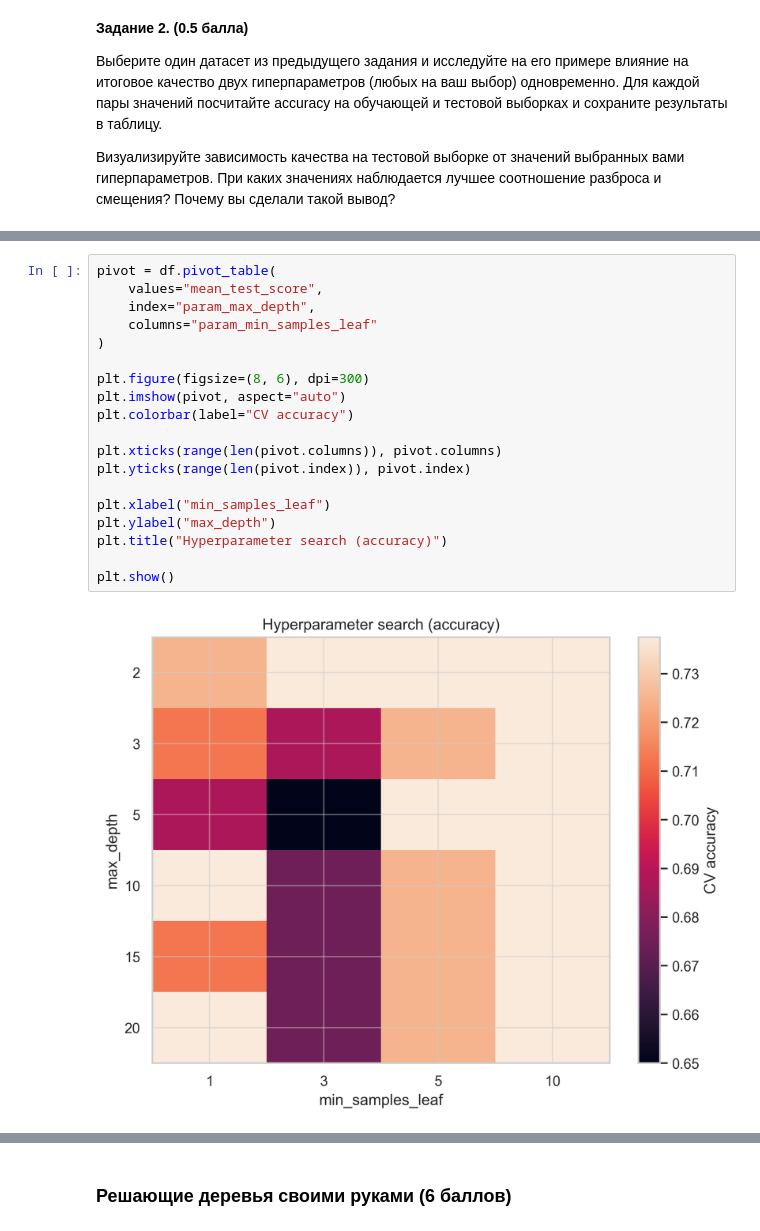
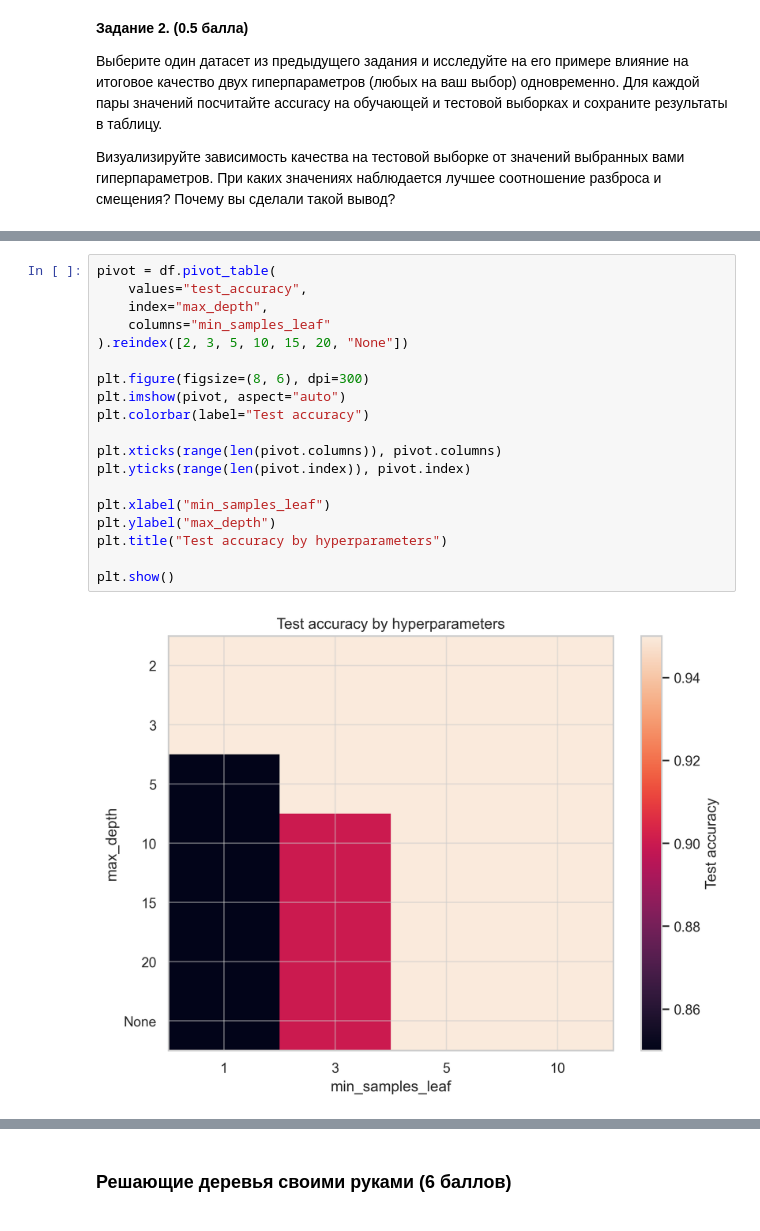
Before and after one commit to Shel2123/ML1_hw, a Jupyter notebook: hw5/Homework Practice 05 Trees.ipynb, the cells around one changed output, grey strips where cells are left out. Cells and saved outputs as stored; diff of their text form.

```diff
--- a/hw5/Homework Practice 05 Trees.ipynb
+++ b/hw5/Homework Practice 05 Trees.ipynb
@@ -198,21 +235,21 @@ accuracy: 0.95
 # %%
 pivot = df.pivot_table(
-    values="mean_test_score",
-    index="param_max_depth",
-    columns="param_min_samples_leaf"
-)
+    values="test_accuracy",
+    index="max_depth",
+    columns="min_samples_leaf"
+).reindex([2, 3, 5, 10, 15, 20, "None"])
 
 plt.figure(figsize=(8, 6), dpi=300)
 plt.imshow(pivot, aspect="auto")
-plt.colorbar(label="CV accuracy")
+plt.colorbar(label="Test accuracy")
 
 plt.xticks(range(len(pivot.columns)), pivot.columns)
 plt.yticks(range(len(pivot.index)), pivot.index)
 
 plt.xlabel("min_samples_leaf")
 plt.ylabel("max_depth")
-plt.title("Hyperparameter search (accuracy)")
+plt.title("Test accuracy by hyperparameters")
 
 plt.show()
 # %% [output]
-[figure, old version]
+[figure, new version]
```
Also changed, not shown: parts of 12 cells of this notebook.
